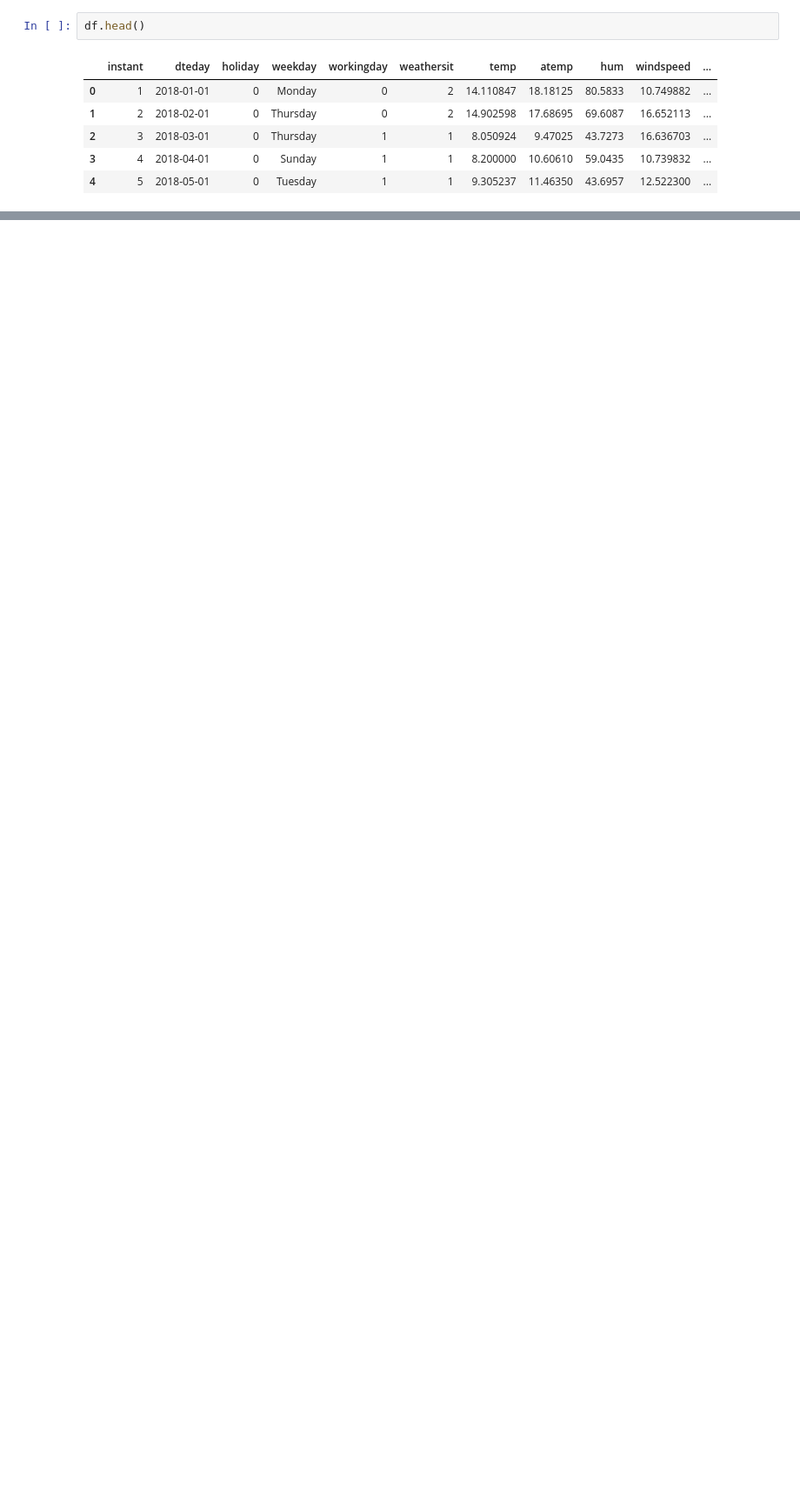
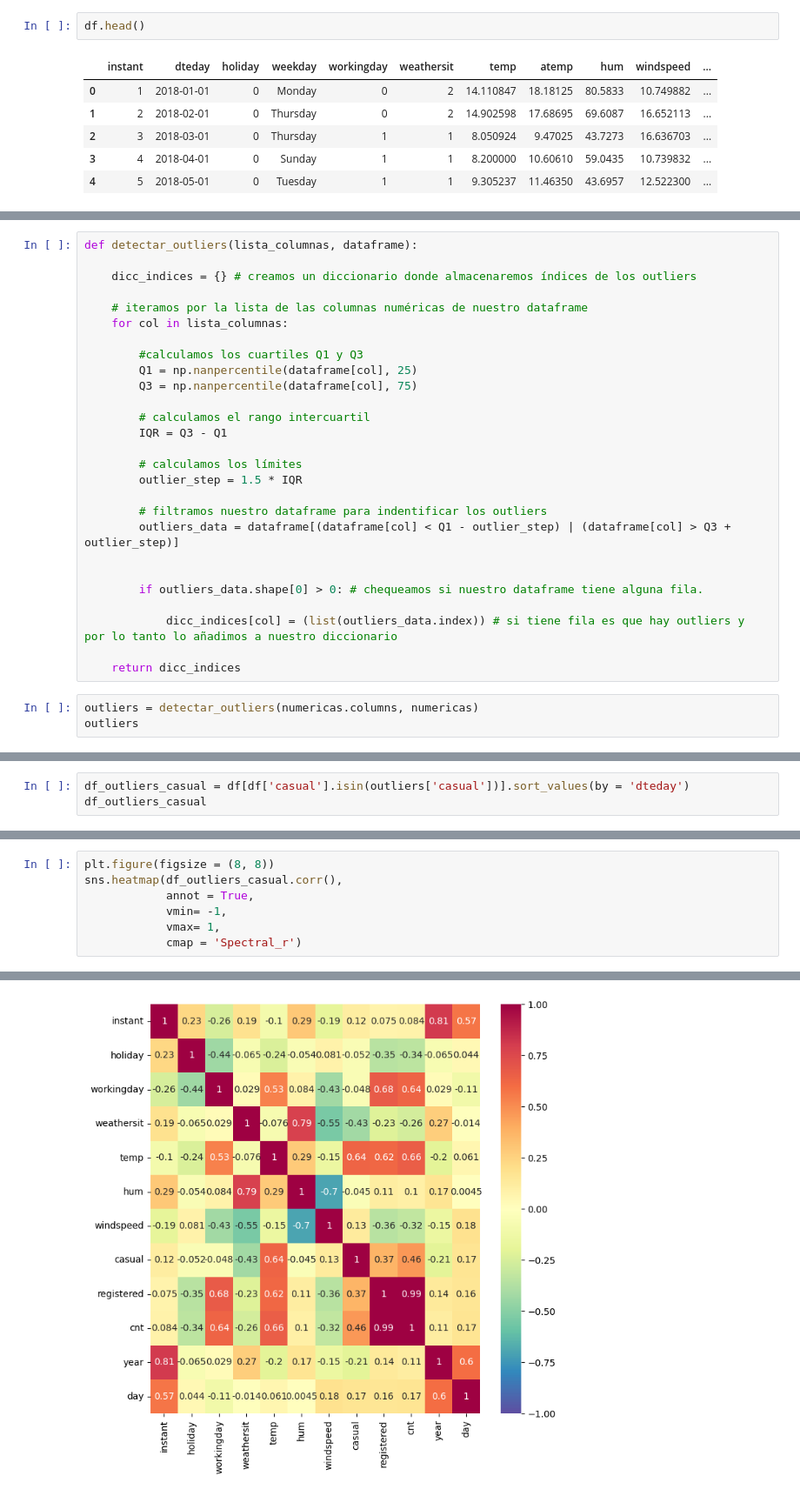
Before and after one commit to LidyaDescals/project-da-promo-D-module-3-team-3, a Jupyter notebook: analisis_exploratorio.ipynb, the cells around one changed output, grey strips where cells are left out. Shown: that part at 87% size. Drawn from its saved outputs; the diff is of its cells as text; blank space fills up the shorter version.

```diff
--- a/analisis_exploratorio.ipynb
+++ b/analisis_exploratorio.ipynb
@@ -219,0 +247,30 @@ print(df.head())
+# %%
+def detectar_outliers(lista_columnas, dataframe):
+
+    dicc_indices = {} # creamos un diccionario donde almacenaremos índices de los outliers
+
+    # iteramos por la lista de las columnas numéricas de nuestro dataframe
+    for col in lista_columnas:
+
+        #calculamos los cuartiles Q1 y Q3
+        Q1 = np.nanpercentile(dataframe[col], 25)
+        Q3 = np.nanpercentile(dataframe[col], 75)
+
+        # calculamos el rango intercuartil
+        IQR = Q3 - Q1
+
+        # calculamos los límites
+        outlier_step = 1.5 * IQR
+
+        # filtramos nuestro dataframe para indentificar los outliers
+        outliers_data = dataframe[(dataframe[col] < Q1 - outlier_step) | (dataframe[col] > Q3 + outlier_step)]
+
+
+        if outliers_data.shape[0] > 0: # chequeamos si nuestro dataframe tiene alguna fila.
+
+            dicc_indices[col] = (list(outliers_data.index)) # si tiene fila es que hay outliers y por lo tanto lo añadimos a nuestro diccionario
+
+    return dicc_indices
+# %%
+outliers = detectar_outliers(numericas.columns, numericas)
+outliers
@@ -219,0 +315,3 @@ print(df.head())
+# %%
+df_outliers_casual = df[df['casual'].isin(outliers['casual'])].sort_values(by = 'dteday')
+df_outliers_casual
@@ -219,0 +345,8 @@ print(df.head())
+# %%
+plt.figure(figsize = (8, 8))
+sns.heatmap(df_outliers_casual.corr(),
+            annot = True,
+            vmin= -1,
+            vmax= 1,
+            cmap = 'Spectral_r')
+# %% [output]
@@ -219,0 +354 @@ print(df.head())
+[figure, added]
```
Also changed, not shown: parts of 25 cells of this notebook.
